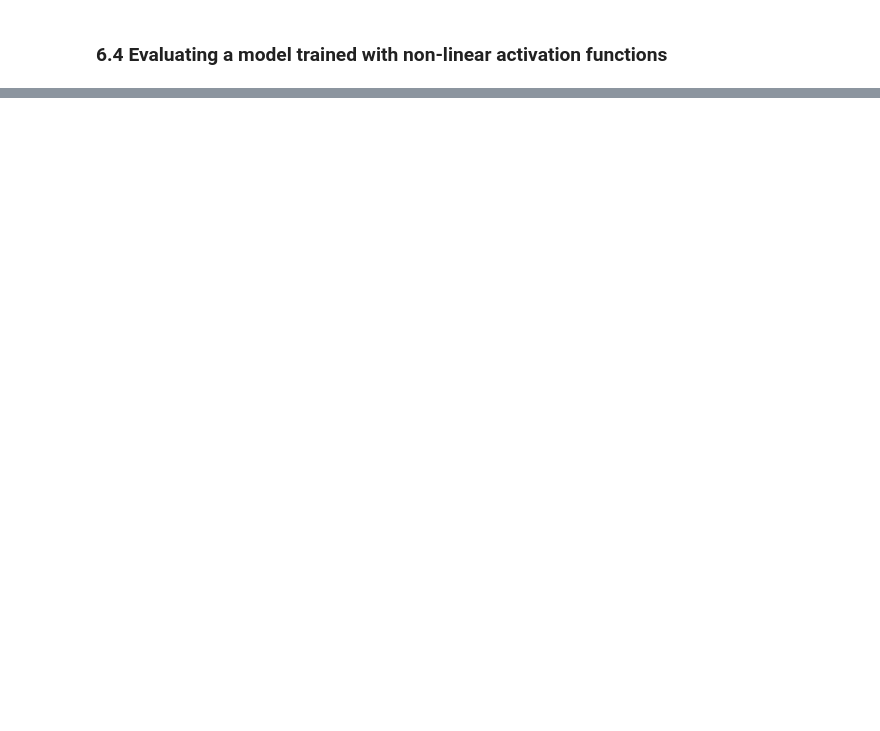
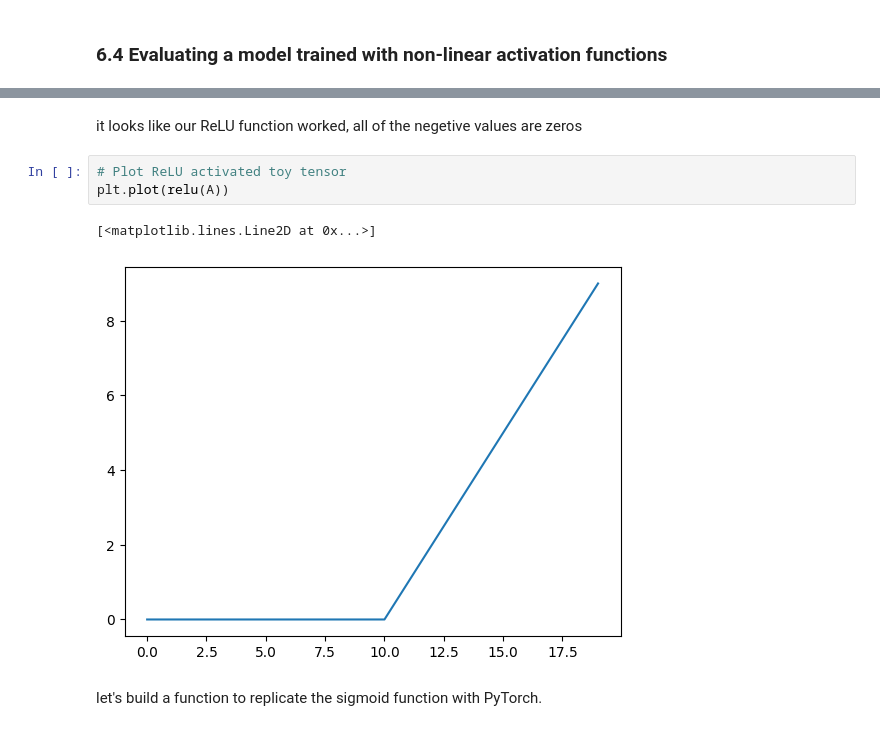
Before and after one commit to amanullahshah32/Deep-Learning, a Jupyter notebook: 02_PyTorch_Neural_Network_Classification.ipynb, the cells around one changed output, grey strips where cells are left out. Cells and saved outputs as stored; diff of their text form; blank space fills up the shorter version.

```diff
--- a/02_PyTorch_Neural_Network_Classification.ipynb
+++ b/02_PyTorch_Neural_Network_Classification.ipynb
@@ -846,0 +880,10 @@ plot_decision_boundary(model_3, X_test, y_test)
+# %% [markdown]
+it looks like our ReLU function worked, all of the negetive values are zeros
+# %%
+# Plot ReLU activated toy tensor
+plt.plot(relu(A))
+# %% [output]
+[<matplotlib.lines.Line2D at 0x...>]
+[figure, added]
+# %% [markdown]
+let's build a function to replicate the sigmoid function with PyTorch.
```
Also changed, not shown: parts of 20 cells of this notebook.
